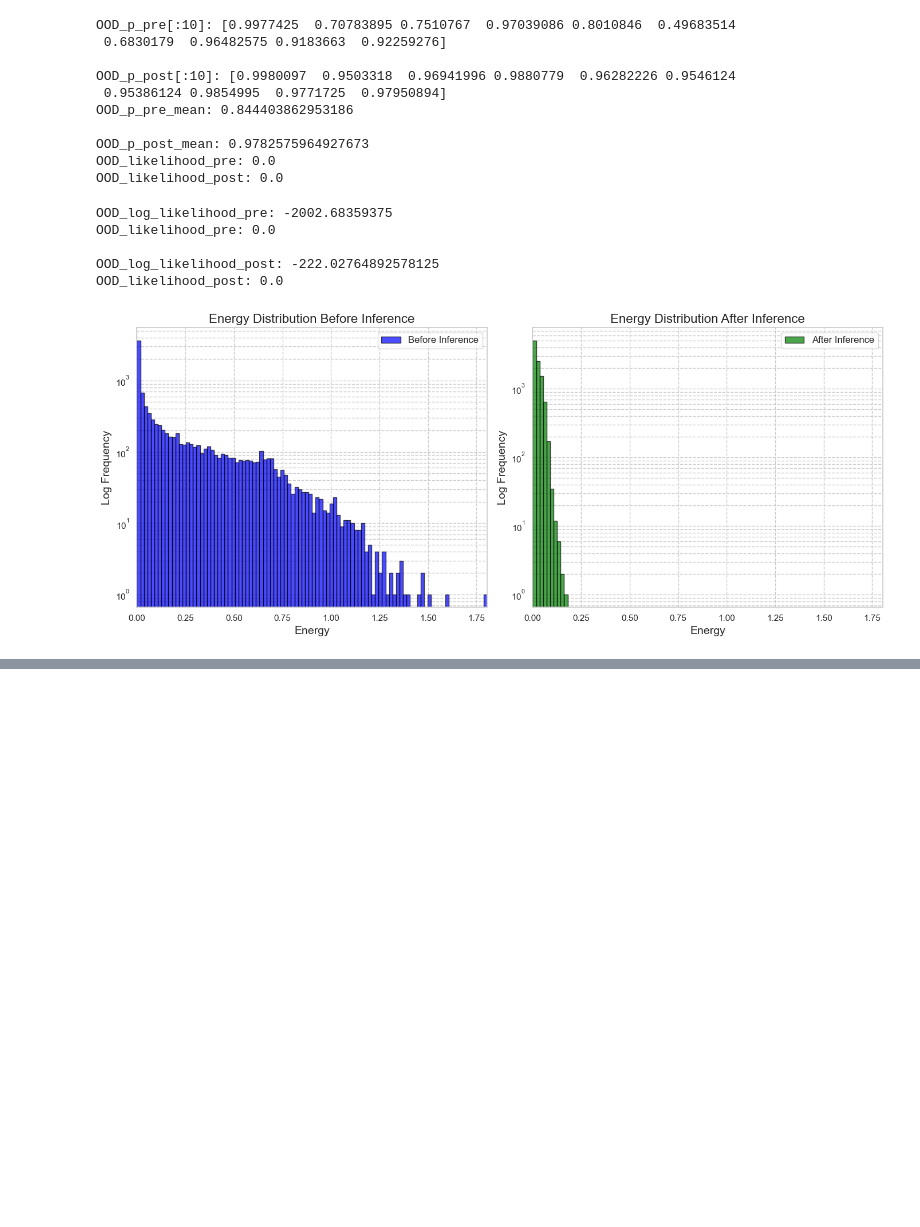
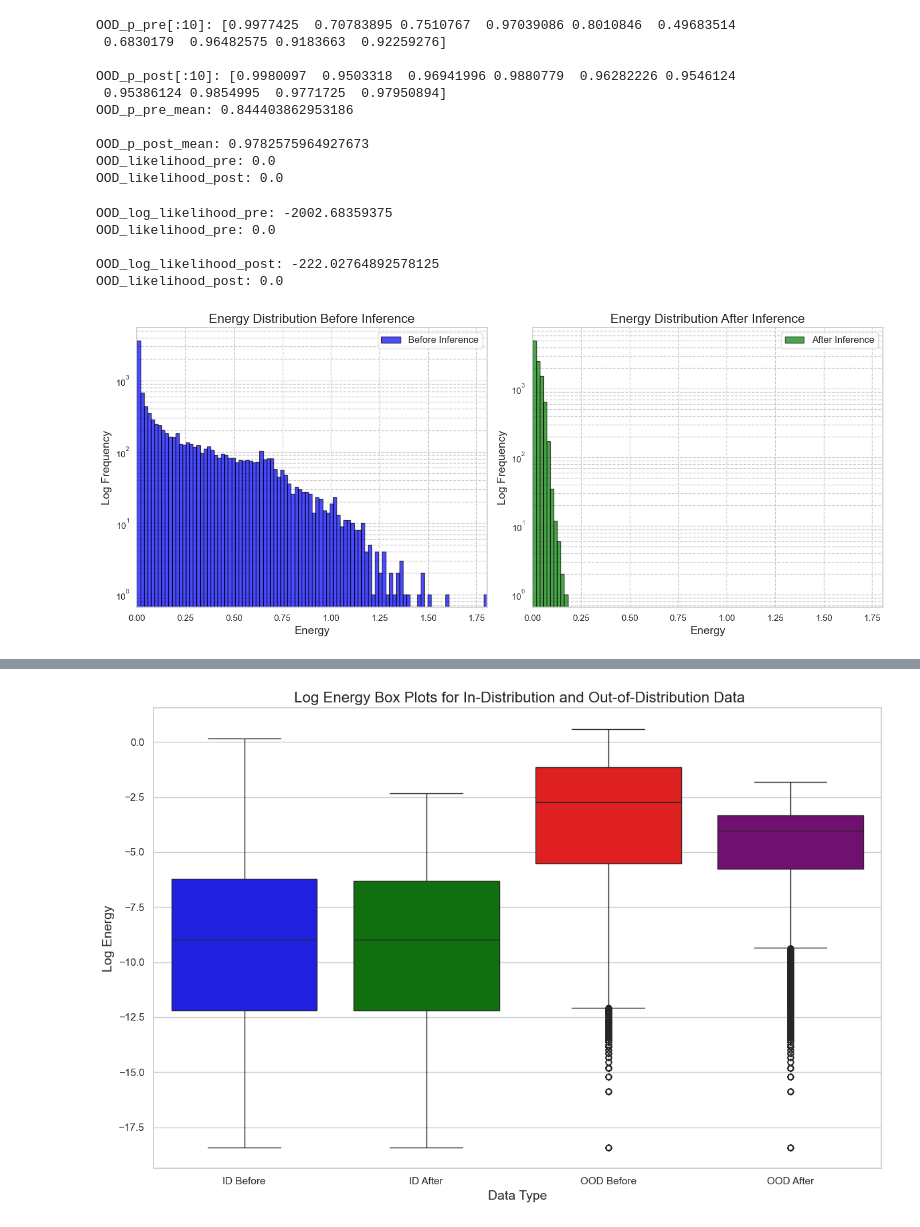
Before and after one commit to liukidar/pcx, a Jupyter notebook: examples/7_out_of_distribution_energy_analysis.ipynb, the cells around one changed output, grey strips where cells are left out. Saved outputs shown, nothing was run; the diff lists cells and outputs as text; code cells hidden in the pictures; blank space fills up the shorter version.

```diff
--- a/examples/7_out_of_distribution_energy_analysis.ipynb
+++ b/examples/7_out_of_distribution_energy_analysis.ipynb
@@ -904,0 +1025,59 @@ plot_energy_distribution_histograms(OOD_e_pre_, OOD_e_post_)
+# %%
+import matplotlib.pyplot as plt
+import seaborn as sns
+import jax.numpy as jnp
+import numpy as np
+import pandas as pd
+
+def plot_energy_box_plots_log(e_pre, e_post, OOD_e_pre, OOD_e_post, prefix_title=''):
+    """
+    Create box plots to show the log of the energies for in-distribution (ID) and out-of-distribution (OOD) data.
+
+    Parameters:
+    - e_pre: JAX array of energies for in-distribution data before inference steps.
+    - e_post: JAX array of energies for in-distribution data after inference steps.
+    - OOD_e_pre: JAX array of energies for out-of-distribution data before inference steps.
+    - OOD_e_post: JAX array of energies for out-of-distribution data after inference steps.
+    - prefix_title: String prefix to add before the title of the plot.
+    """
+    # Convert JAX arrays to NumPy arrays for plotting
+    e_pre_np = np.array(e_pre)
+    e_post_np = np.array(e_post)
+    OOD_e_pre_np = np.array(OOD_e_pre)
+    OOD_e_post_np = np.array(OOD_e_post)
+
+    # Compute the logarithm of the energies
+    log_e_pre_np = np.log(e_pre_np + 1e-8)
+    log_e_post_np = np.log(e_post_np + 1e-8)
+    log_OOD_e_pre_np = np.log(OOD_e_pre_np + 1e-8)
+    log_OOD_e_post_np = np.log(OOD_e_post_np + 1e-8)
+
+    # Create a DataFrame for plotting
+    data = pd.DataFrame({
+        'Log Energy': np.concatenate([log_e_pre_np, log_e_post_np, log_OOD_e_pre_np, log_OOD_e_post_np]),
+        'Type': ['ID Before'] * len(log_e_pre_np) + ['ID After'] * len(log_e_post_np) + ['OOD Before'] * len(log_OOD_e_pre_np) + ['OOD After'] * len(log_OOD_e_post_np)
+    })
+
+    sns.set(style="whitegrid")
+    plt.figure(figsize=(12, 8))
+
+    # Create box plot
+    sns.boxplot(x='Type', y='Log Energy', data=data, palette=["blue", "green", "red", "purple"], hue='Type', dodge=False, legend=False)
+
+    # Set plot titles and labels
+    plt.title(f'{prefix_title} Log Energy Box Plots for In-Distribution and Out-of-Distribution Data', fontsize=16)
+    plt.xlabel('Data Type', fontsize=14)
+    plt.ylabel('Log Energy', fontsize=14)
+
+    # Adjust layout for better fit
+    plt.tight_layout()
+
+    # Save the figure
+    plt.savefig("log_energy_box_plots.png", dpi=300)
+
+    plt.show()
+
+# Plot the energy box plots with a prefix in the title
+plot_energy_box_plots_log(e_pre_, e_post_, OOD_e_pre_, OOD_e_post_, prefix_title='')
+# %% [output]
+[figure, added]
```
Also changed, not shown: parts of 11 cells of this notebook, 1 other file.
